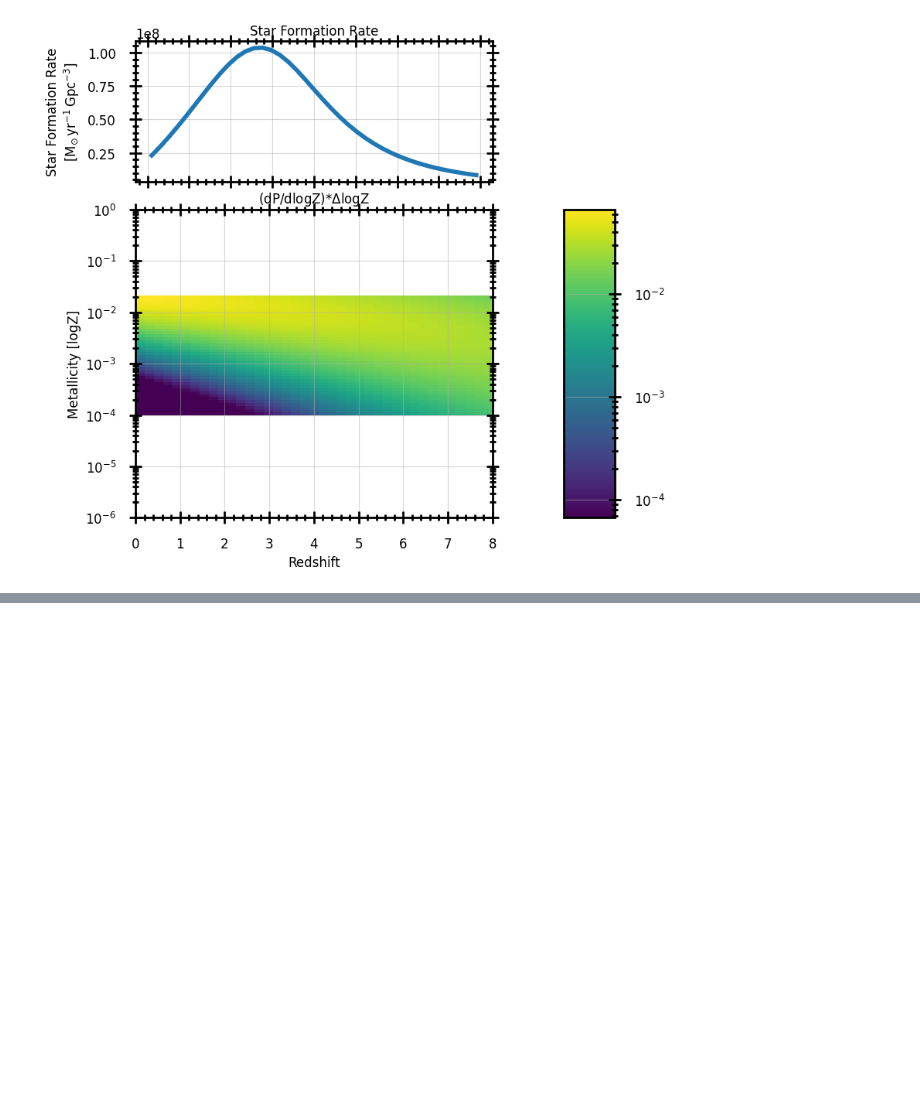
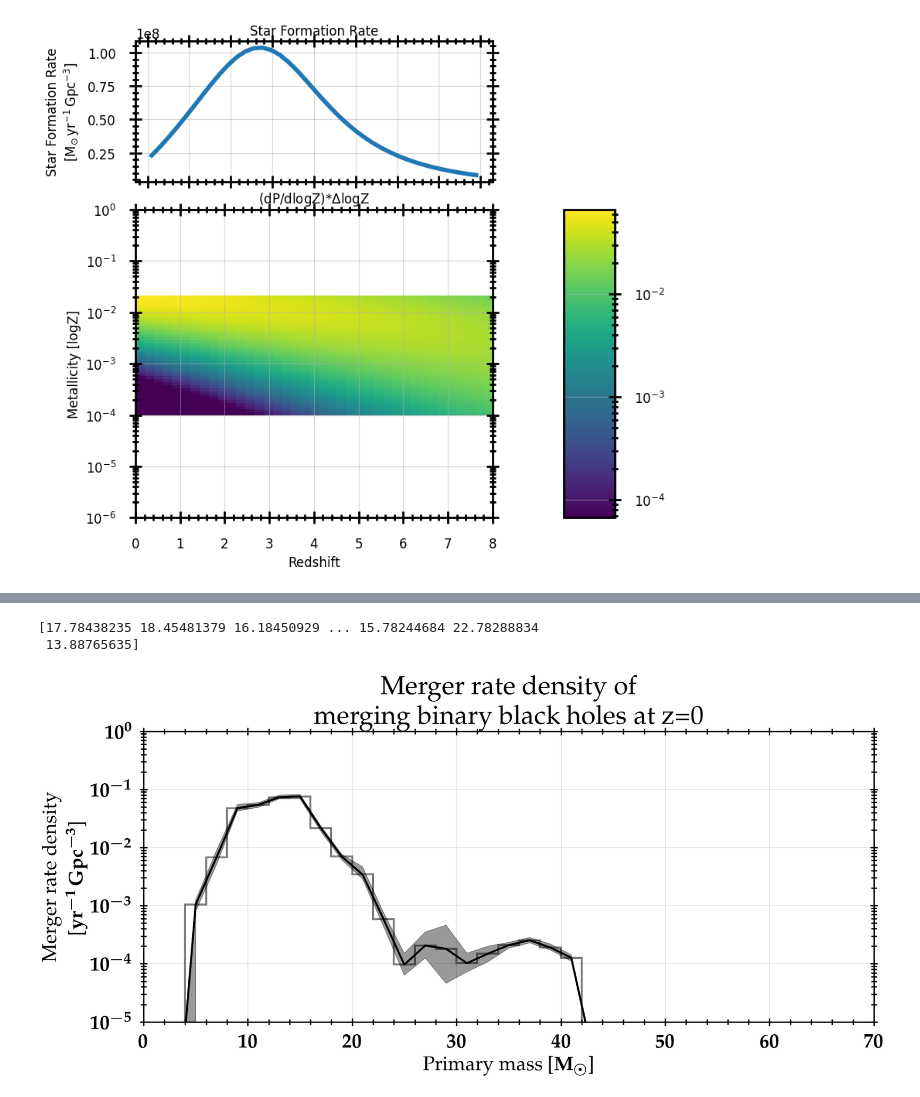
Before and after one commit to Aetherious/GROWL-catalog-public, a Jupyter notebook: creating_data/Boesky_data_calculate_merger_rates.ipynb, the cells around one changed output, grey strips where cells are left out. Saved outputs shown, nothing was run; the diff lists cells and outputs as text; code cells hidden in the pictures; blank space fills up the shorter version.

```diff
--- a/creating_data/Boesky_data_calculate_merger_rates.ipynb
+++ b/creating_data/Boesky_data_calculate_merger_rates.ipynb
@@ -751,12 +1115,12 @@ axis_dict['ax_mssfr'].set_ylim([0.000001, 1])
 # %%
 # Assign filenames
-output_hdf5_filename = os.path.join(TMP_DIR, "output_hdf5.h5")
-generate_boilerplate_outputfile(output_hdf5_filename)
+# output_hdf5_filename = os.path.join(TMP_DIR, "output_hdf5.h5")
+# generate_boilerplate_outputfile(output_hdf5_filename)
 
-# store the data frame in the hdf5file
-example_usecase_GW_events_data.to_hdf(output_hdf5_filename, key="input_data/example_GW_merger_rate_density")
+# # store the data frame in the hdf5file
+# example_usecase_GW_events_data.to_hdf(output_hdf5_filename, key="input_data/example_GW_merger_rate_density")
 
-print(example_usecase_GW_events_data.columns)
+# print(example_usecase_GW_events_data.columns)
 
 # Some general configuration
 convolution_config = copy.copy(default_convolution_config)
@@ -769,17 +1133,19 @@ convolution_config["redshift_interpolator_data_output_filename"] = os.path.join(
 convolution_config["multiply_by_time_binsize"] = False
 convolution_config["time_type"] = "redshift"
 
+convolution_config["output_filename"] = output_hdf5_filename
+
 # convolution instructions
 convolution_config["convolution_instructions"] = [
     {
         **default_convolution_instruction,
         "convolution_type": "integrate",
-        "input_data_name": "example_GW_merger_rate_density",
+        "input_data_name": "example",
         "output_data_name": "intrinsic",
         "data_column_dict": {
             # required
             "normalized_yield": "number_per_solar_mass_values",
-            "delay_time": {"column_name": "delay_time_values_in_years", "unit": u.yr},
+            "delay_time": {"column_name": "delay_time", "unit": u.Myr},
             "metallicity": "metallicity"
         },
     },
@@ -792,0 +1196,61 @@ convolution_config["SFR_info"] = sfr_dict
+# %%
+print(primary_mass.value)
+# %% [output]
+[17.78438235 18.45481379 16.18450929 ... 15.78244684 22.78288834
+ 13.88765635]
+# %%
+from syntheticstellarpopconvolve.usecase_notebook_utils.usecase_gw_utils import add_confidence_interval_powerlaw_peak_primary_mass, run_bootstrap, plot_bootstrapped_data
+
+primary_mass_bins = np.arange(0, 80, 2)
+primary_mass_bin_centers = (primary_mass_bins[1:]+primary_mass_bins[:-1])/2
+
+##################
+# Plot data
+fig, ax = plt.subplots(figsize=(20,8))
+
+# Plot histogram of primary masses and their associated rates
+# ax.hist(primary_mass_array, bins=primary_mass_bins, weights=yield_data, edgecolor='black', alpha=0.7)
+
+# perform bootstrapping of the convolution results
+median_percentile_data = run_bootstrap(
+    bins=primary_mass_bins,
+    bin_centers=primary_mass_bin_centers,
+    rates=yield_data,
+    masses=primary_mass.value,
+    bootstraps=50,
+    verbose=False)
+
+# plot the data
+plot_bootstrapped_data(
+    fig=fig,
+    ax=ax,
+    bin_centers=primary_mass_bin_centers,
+    bin_edges=primary_mass_bins,
+    median_percentile_data=median_percentile_data,
+    label='test',
+    color_i="black",
+    linestyle_i="solid",
+    include_hist_step=True
+)
+
+# # Add confidence interval of observations (GWTC-3).
+# fig, ax = add_confidence_interval_powerlaw_peak_primary_mass(
+#     fig=fig,
+#     ax=ax,
+#     data_root=os.path.join(os.environ["DATAFILES_ROOT"], "GW"),
+#     fill_between_kwargs={},
+#     add_text=True,
+#     redshift=0.2,
+# )
+
+# Set axis labels and title
+ax.set_xlabel('Primary mass [{}]'.format(u.Msun.to_string("latex_inline")))
+ax.set_ylabel('Merger rate density\n[{}]'.format(unit_dict['yield'].to_string("latex_inline")))
+ax.set_title('Merger rate density of\nmerging binary black holes at z=0')
+ax.set_ylim(0.00001, 1)
+ax.set_xlim(0, 70)
+ax.set_yscale('log')
+
+plt.show()
+# %% [output]
+[figure, added]
```
Also changed, not shown: parts of 25 cells of this notebook.
